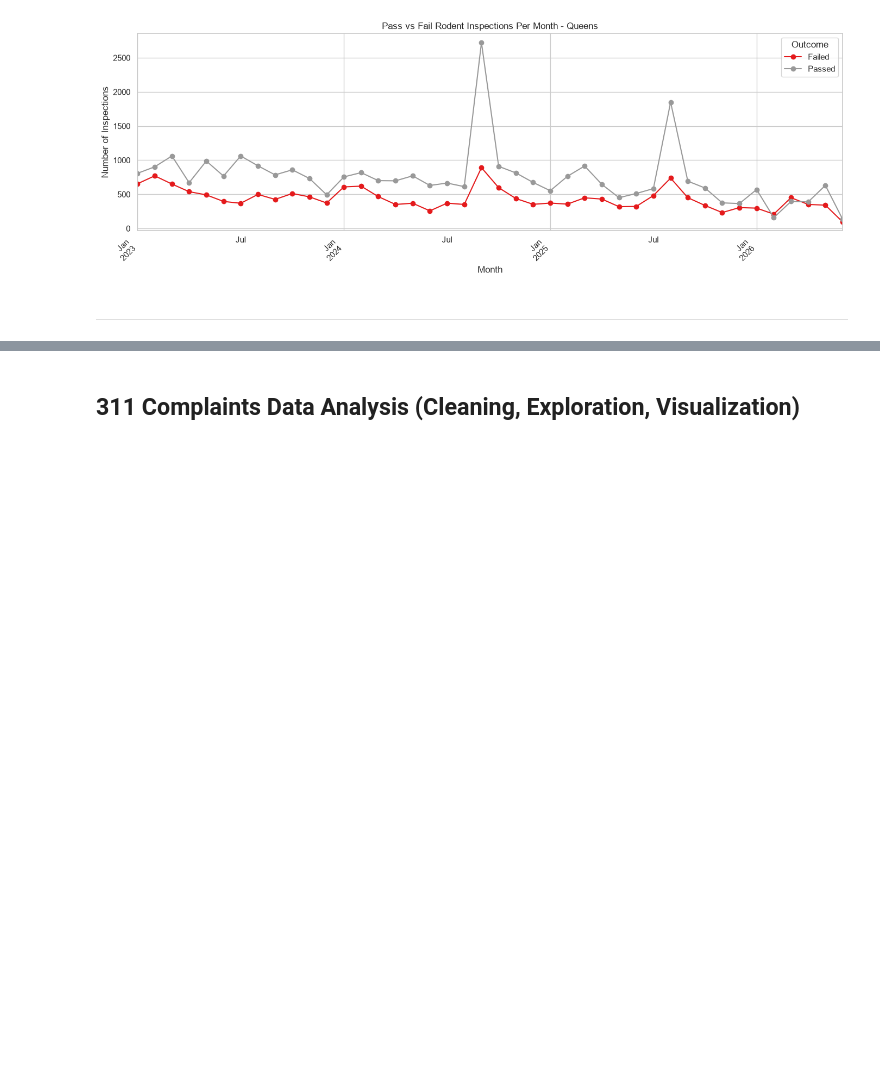
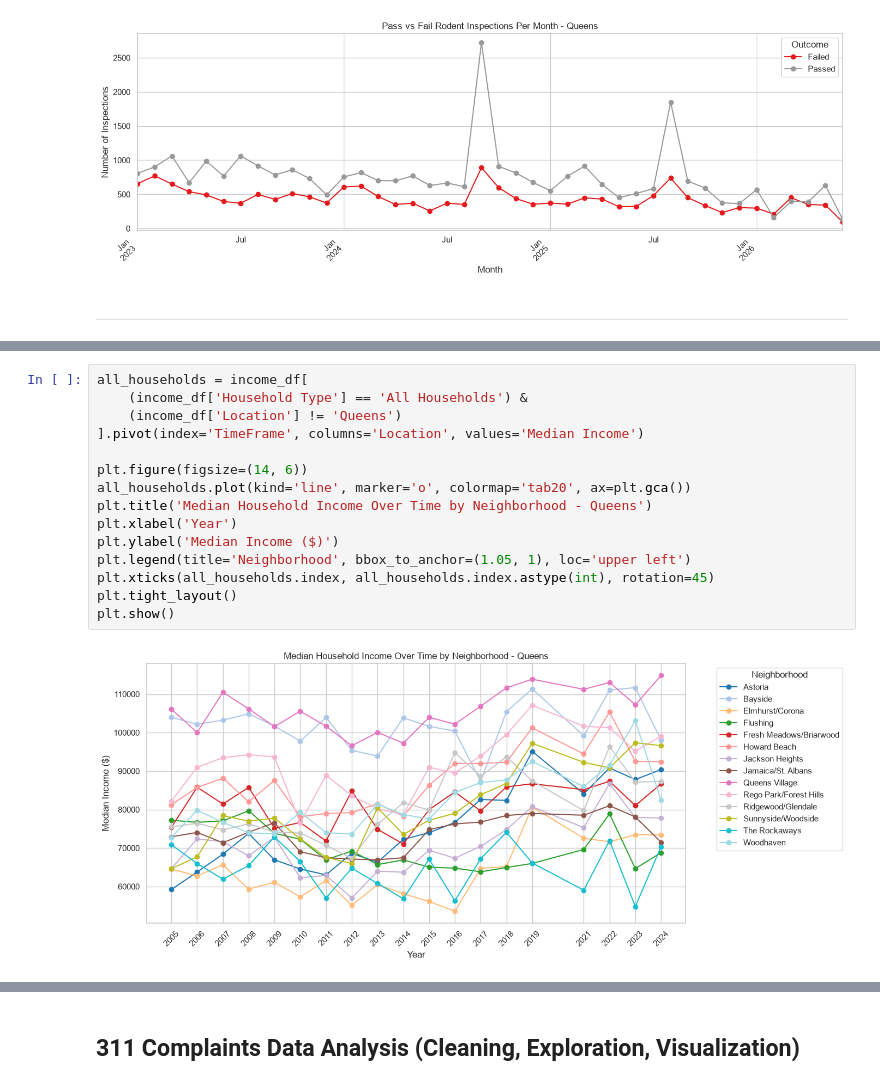
Before and after one commit to ac11599/nyc-restaurant-inspections, a Jupyter notebook: NYC-restaurant-inspections.ipynb, the cells around one changed output, grey strips where cells are left out. Saved outputs shown, nothing was run; the diff lists cells and outputs as text; blank space fills up the shorter version.

```diff
--- a/NYC-restaurant-inspections.ipynb
+++ b/NYC-restaurant-inspections.ipynb
@@ -343,0 +450,17 @@ plt.show()
+# %%
+all_households = income_df[
+    (income_df['Household Type'] == 'All Households') &
+    (income_df['Location'] != 'Queens')
+].pivot(index='TimeFrame', columns='Location', values='Median Income')
+
+plt.figure(figsize=(14, 6))
+all_households.plot(kind='line', marker='o', colormap='tab20', ax=plt.gca())
+plt.title('Median Household Income Over Time by Neighborhood - Queens')
+plt.xlabel('Year')
+plt.ylabel('Median Income ($)')
+plt.legend(title='Neighborhood', bbox_to_anchor=(1.05, 1), loc='upper left')
+plt.xticks(all_households.index, all_households.index.astype(int), rotation=45)
+plt.tight_layout()
+plt.show()
+# %% [output]
+[figure, added]
```
Also changed, not shown: parts of 35 cells of this notebook, 4 other files.
